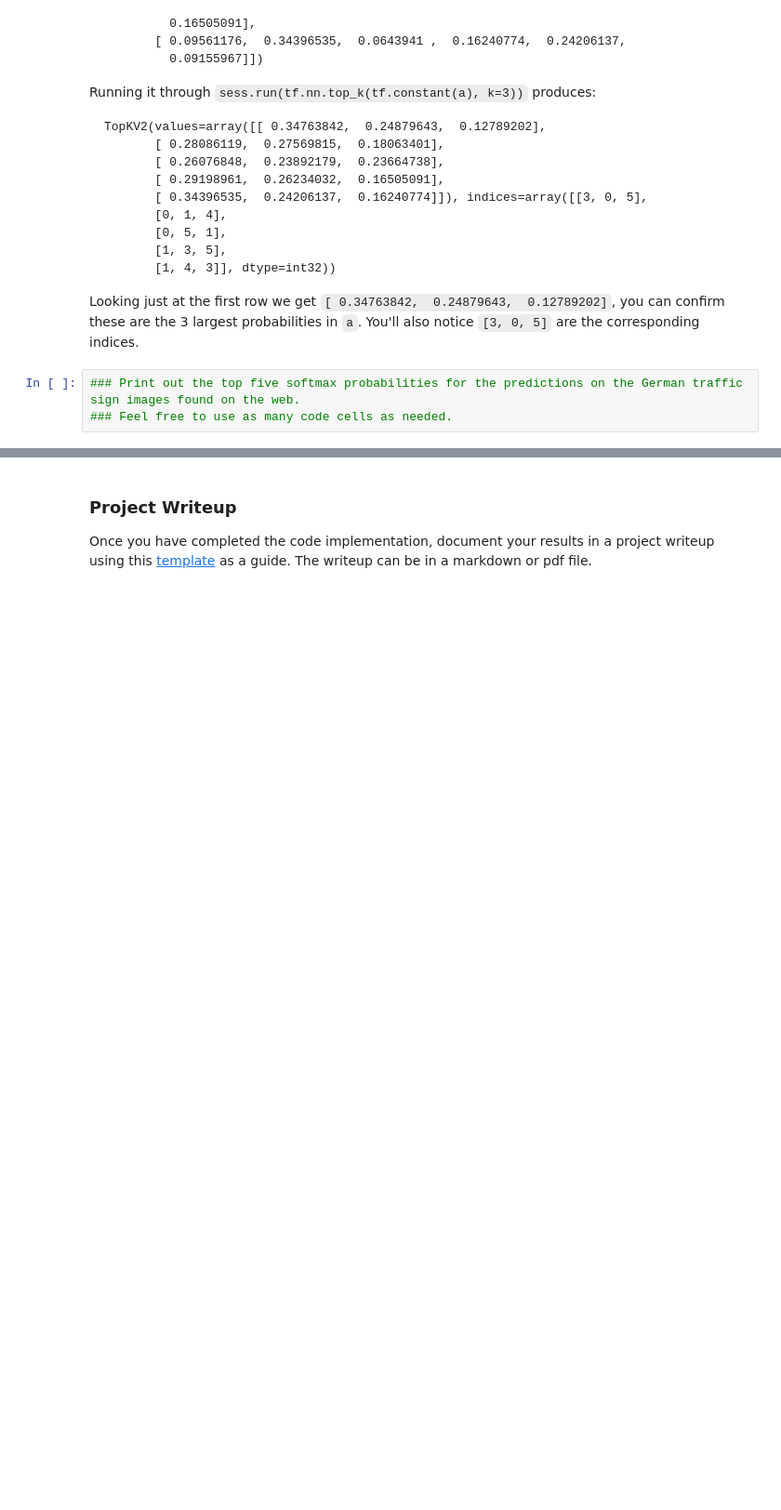
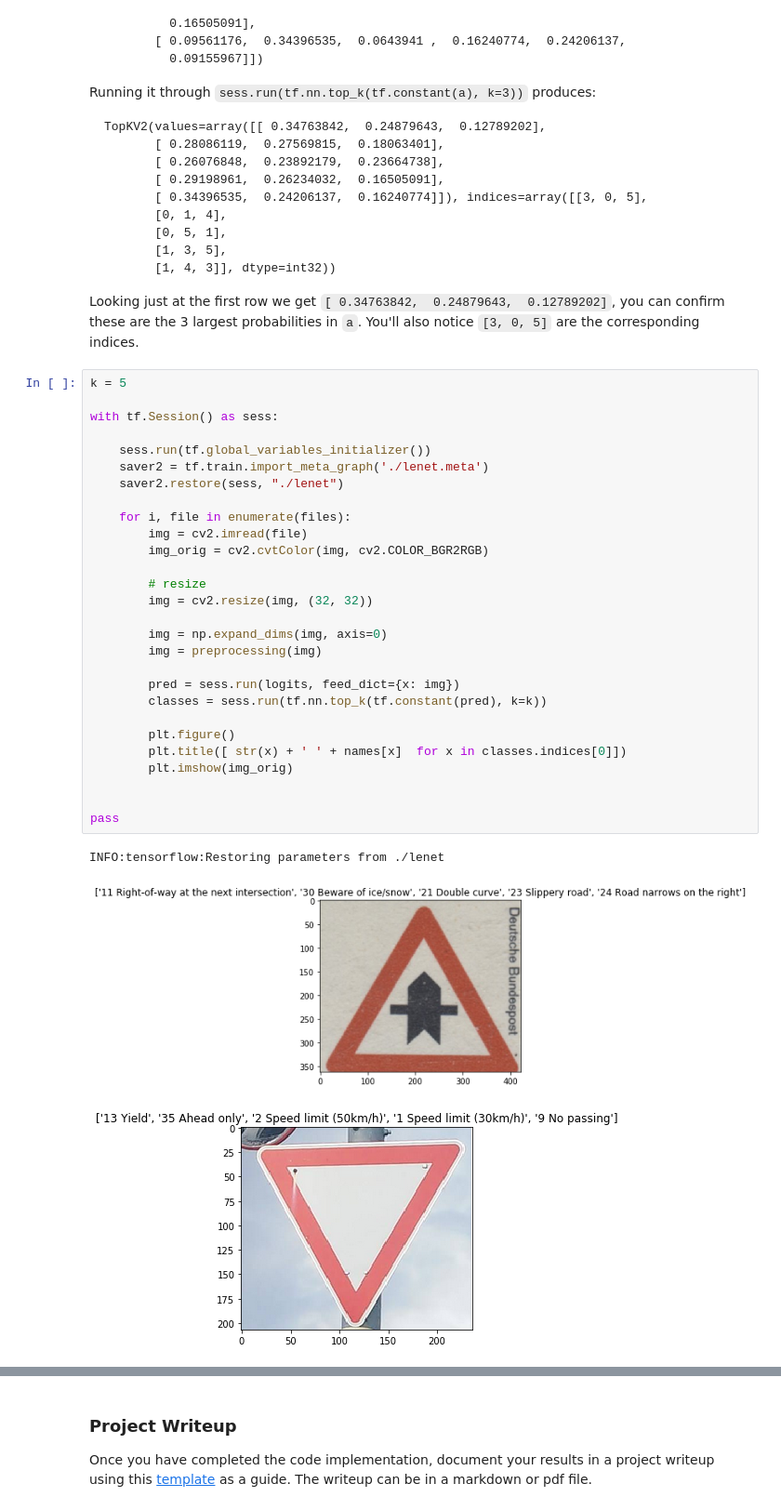
Before and after one commit to waterwheel31/SD_traffic_sign_classifier, a Jupyter notebook: Traffic_Sign_Classifier.ipynb, the cells around one changed output, grey strips where cells are left out. Shown at 93% size. Drawn from its saved outputs; the diff is of its cells as text; blank space fills up the shorter version.

````diff
--- a/Traffic_Sign_Classifier.ipynb
+++ b/Traffic_Sign_Classifier.ipynb
@@ -444,6 +474,35 @@ TopKV2(values=array([[ 0.34763842,  0.24879643,  0.12789202],
 ```
 
 Looking just at the first row we get `[ 0.34763842,  0.24879643,  0.12789202]`, you can confirm these are the 3 largest probabilities in `a`. You'll also notice `[3, 0, 5]` are the corresponding indices.
-# %%
-### Print out the top five softmax probabilities for the predictions on the German traffic sign images found on the web.
-### Feel free to use as many code cells as needed.
+# %%
+k = 5
+
+with tf.Session() as sess:
+
+    sess.run(tf.global_variables_initializer())
+    saver2 = tf.train.import_meta_graph('./lenet.meta')
+    saver2.restore(sess, "./lenet")
+
+    for i, file in enumerate(files):
+        img = cv2.imread(file)
+        img_orig = cv2.cvtColor(img, cv2.COLOR_BGR2RGB)
+
+        # resize
+        img = cv2.resize(img, (32, 32))
+
+        img = np.expand_dims(img, axis=0)
+        img = preprocessing(img)
+
+        pred = sess.run(logits, feed_dict={x: img})
+        classes = sess.run(tf.nn.top_k(tf.constant(pred), k=k))
+
+        plt.figure()
+        plt.title([ str(x) + ' ' + names[x]  for x in classes.indices[0]])
+        plt.imshow(img_orig)
+
+
+pass
+# %% [output]
+INFO:tensorflow:Restoring parameters from ./lenet
+[figure, added]
+[figure, added]
````
Also changed, not shown: parts of 10 cells of this notebook, 8 other files.
